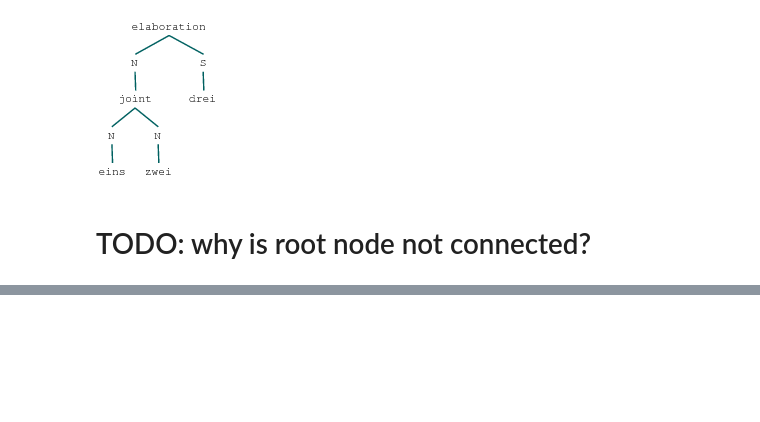
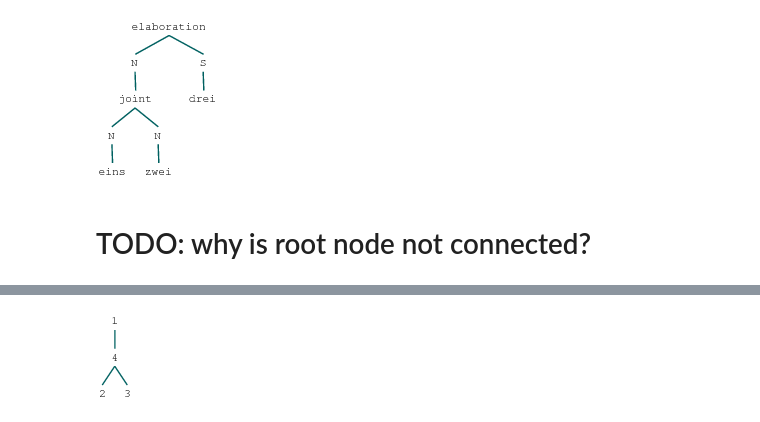
Before and after one commit to arne-cl/alt-mulig, a Jupyter notebook: discoursegraphs/rst2tree/convert-rs3-files-into-sane-nltk-trees.ipynb, the cells around one changed output, grey strips where cells are left out. Saved outputs shown, nothing was run; the diff lists cells and outputs as text; code cells hidden in the pictures; blank space fills up the shorter version.

Commit message:
working on dict2tree

```diff
--- a/discoursegraphs/rst2tree/convert-rs3-files-into-sane-nltk-trees.ipynb
+++ b/discoursegraphs/rst2tree/convert-rs3-files-into-sane-nltk-trees.ipynb
@@ -345,0 +310,23 @@ rdg_maz00001 = dg.read_rs3(maz00001_rs3, tokenize=False)
+# %%
+from collections import defaultdict
+
+root_elem = None
+elements = defaultdict(lambda : defaultdict(str))
+children = defaultdict(list)
+
+for elem in rs3etree1.iter('segment'):
+    segment_id = elem.attrib['id']
+    parent_id = elem.attrib.get('parent')
+    elements[segment_id]['parent'] = parent_id
+    elements[segment_id]['relname'] = elem.attrib.get('relname')
+    elements[segment_id]['text'] = elem.text
+    elements[segment_id]['element_type'] = 'segment'
+    children[parent_id].append(segment_id)
+# %%
+for elem in rs3etree1.iter('group'):
+    group_id = elem.attrib['id']
+    parent_id = elem.attrib.get('parent')
+    elements[group_id]['parent'] = parent_id
+    elements[group_id]['relname'] = elem.attrib.get('relname')
+    elements[segment_id]['element_type'] = 'group'
+    children[parent_id].append(group_id)
@@ -345,0 +357,23 @@ rdg_maz00001 = dg.read_rs3(maz00001_rs3, tokenize=False)
+# %%
+def children_dict2tree(child_dict, start_node=None):
+    children = child_dict[start_node]
+
+    if len(children) == 0:
+        return t(start_node)
+    if len(children) == 1:
+        child = children[0]
+        try:
+            return t(child, children_dict2tree(child_dict, start_node=child))
+        except:
+            print("children: ", children)
+            raise Exception("Can't handle len(children) == 1")
+    else:
+        child_trees = [children_dict2tree(child_dict, start_node=child) for child in children]
+        if start_node is None:
+            return t("root", child_trees)
+        else:
+            return child_trees
+# %%
+children_dict2tree(children)
+# %% [output]
+[figure, added]
```
Also changed, not shown: parts of 35 cells of this notebook.
